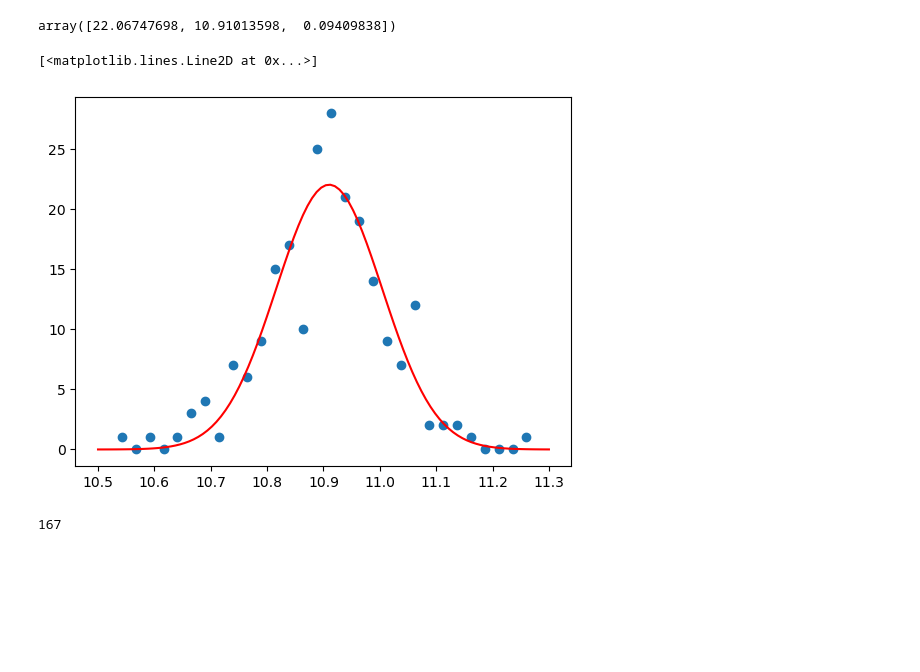
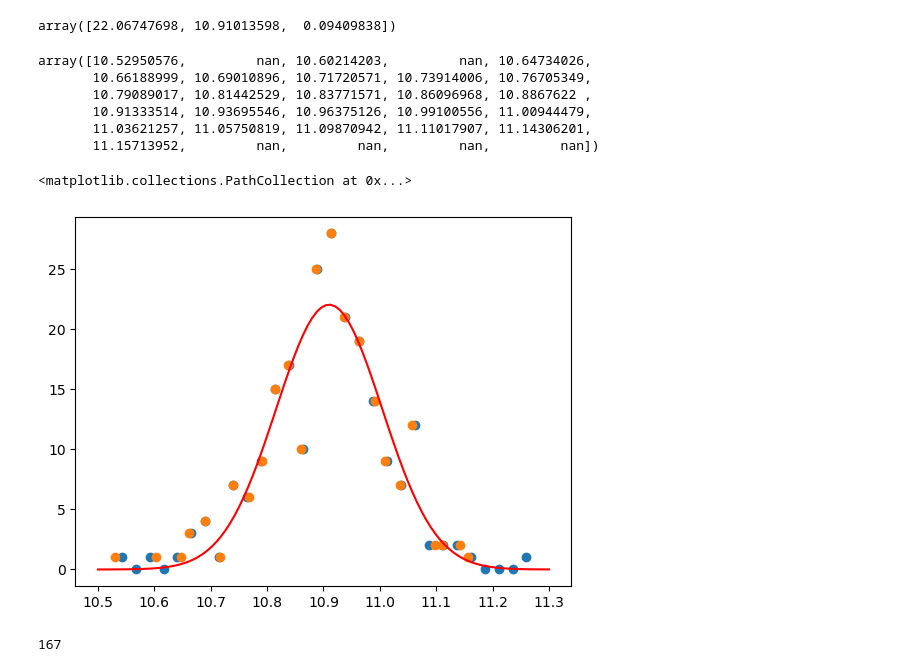
Before and after one commit to kadglass/RotationCurves, a Jupyter notebook: notebooks/gaussian_fit_test.ipynb, the cells around one changed output. Drawn from its saved outputs; the diff is of its cells as text; code cells hidden in the pictures; blank space fills up the shorter version.

Commit message:
even more plots, gaussian fits, flipped binning

```diff
--- a/notebooks/gaussian_fit_test.ipynb
+++ b/notebooks/gaussian_fit_test.ipynb
@@ -200,12 +227,22 @@ popt, pcov = curve_fit(gaussian, bin_ctr, counts, p0=[25, 10.9, 0.1])
 popt
 # %% [output]
 array([22.06747698, 10.91013598,  0.09409838])
+# %%
+bin_ctr
+# %% [output]
+array([10.52950576,         nan, 10.60214203,         nan, 10.64734026,
+       10.66188999, 10.69010896, 10.71720571, 10.73914006, 10.76705349,
+       10.79089017, 10.81442529, 10.83771571, 10.86096968, 10.8867622 ,
+       10.91333514, 10.93695546, 10.96375126, 10.99100556, 11.00944479,
+       11.03621257, 11.05750819, 11.09870942, 11.11017907, 11.14306201,
+       11.15713952,         nan,         nan,         nan,         nan])
 # %%
 plt.scatter((bins[1:] + bins[:-1])/2, counts)
 plt.plot(np.linspace(10.5,11.3, 100), gaussian(np.linspace(10.5,11.3, 100), popt[0], popt[1], popt[2]), color='r')
+plt.scatter(bin_ctr, counts)
 # %% [output]
-[<matplotlib.lines.Line2D at 0x...>]
+<matplotlib.collections.PathCollection at 0x...>
-[figure, old version]
+[figure, new version]
 # %%
 len(e_mstar[0])
 # %% [output]
```
Also changed, not shown: parts of 5 cells of this notebook, 1 other file.
